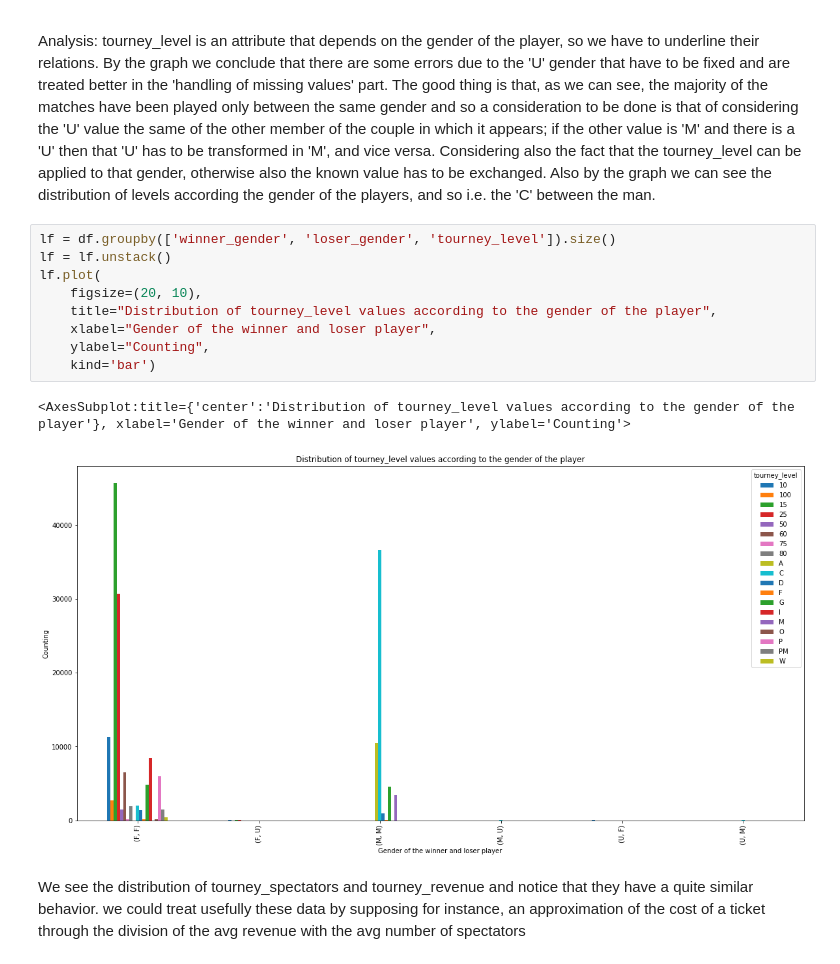
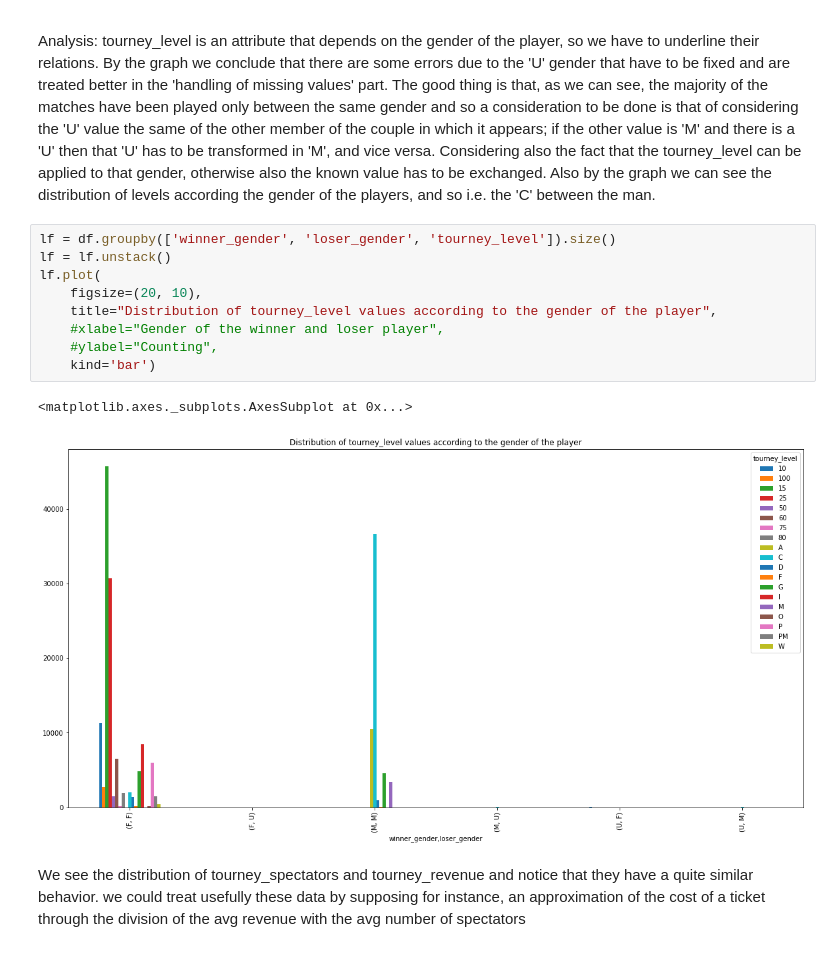
Before and after one commit to OrnelaDanushi/DM-project21, a Jupyter notebook: matches_data_understanding.ipynb, the cells around one changed output. Cells and saved outputs as stored; diff of their text form.

```diff
--- a/matches_data_understanding.ipynb
+++ b/matches_data_understanding.ipynb
@@ -989,15 +996,15 @@ Analysis: tourney_level is an attribute that depends on the gender of the player
 # %%
 lf = df.groupby(['winner_gender', 'loser_gender', 'tourney_level']).size()
 lf = lf.unstack()
 lf.plot(
     figsize=(20, 10),
     title="Distribution of tourney_level values according to the gender of the player",
-    xlabel="Gender of the winner and loser player",
-    ylabel="Counting",
+    #xlabel="Gender of the winner and loser player",
+    #ylabel="Counting",
     kind='bar')
 # %% [output]
-<AxesSubplot:title={'center':'Distribution of tourney_level values according to the gender of the player'}, xlabel='Gender of the winner and loser player', ylabel='Counting'>
+<matplotlib.axes._subplots.AxesSubplot at 0x...>
-[figure, old version]
+[figure, new version]
 # %% [markdown]
 We see the distribution of tourney_spectators and tourney_revenue and notice that they have a quite similar behavior. we could treat usefully these data by supposing for instance, an approximation of the cost of a ticket through the division of the avg revenue with the avg number of spectators
 # %%
```
Also changed, not shown: parts of 33 cells of this notebook.
